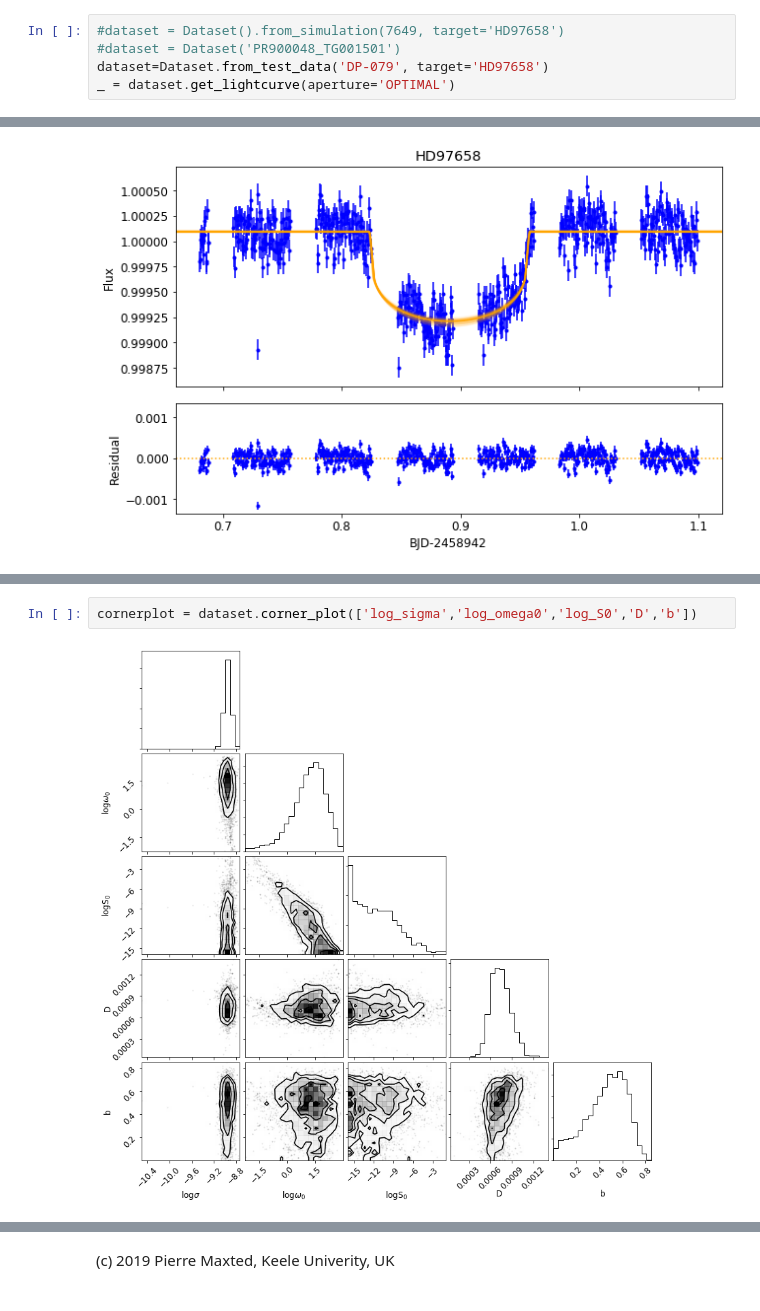
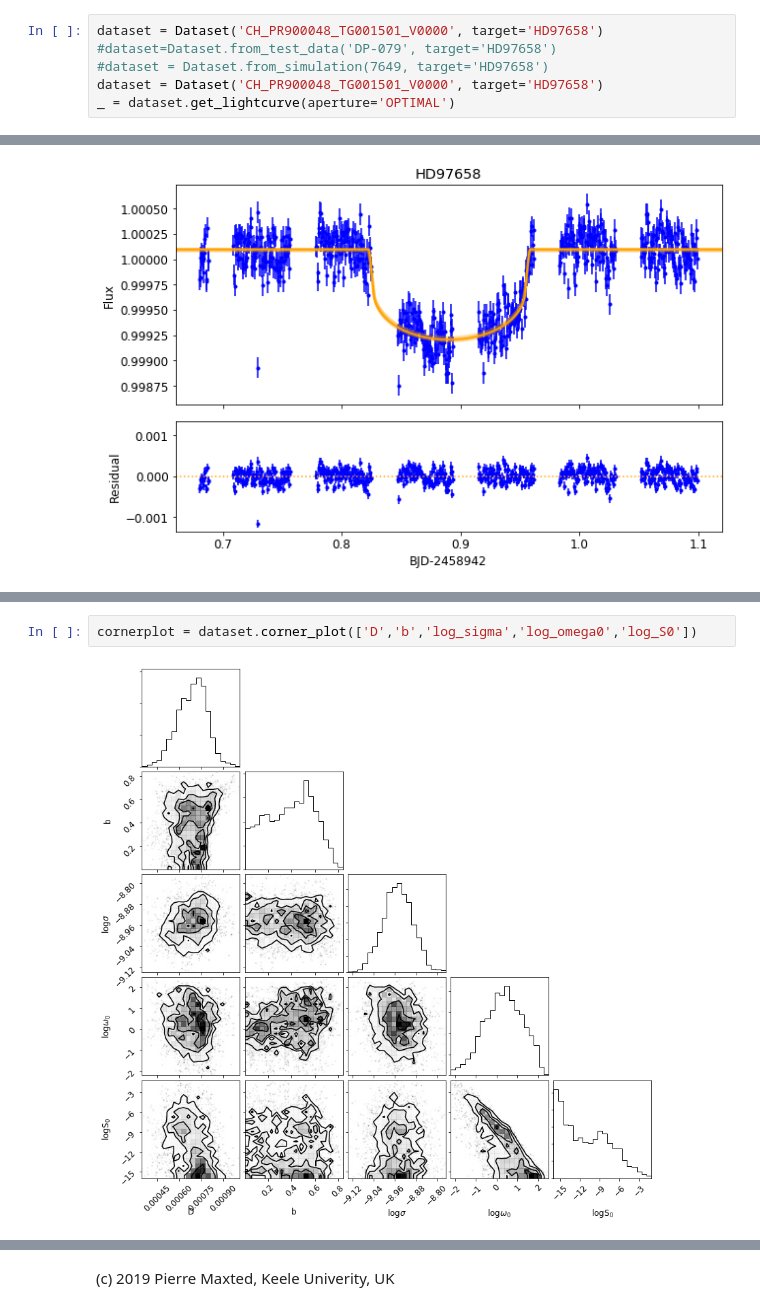
Before and after one commit to pmaxted/pycheops, a Jupyter notebook: pycheops/examples/Notebooks/dataset_fit_transit_from_simulation.ipynb, the cells around one changed output, grey strips where cells are left out. Cells and saved outputs as stored; diff of their text form.

Commit message:
Dataset eclipse fitting and updated notebooks

```diff
--- a/pycheops/examples/Notebooks/dataset_fit_transit_from_simulation.ipynb
+++ b/pycheops/examples/Notebooks/dataset_fit_transit_from_simulation.ipynb
@@ -33,6 +41,7 @@ The lightcurve for analysis is then selected using the get_lightcurve method.
 # %%
-#dataset = Dataset().from_simulation(7649, target='HD97658')
-#dataset = Dataset('PR900048_TG001501')
-dataset=Dataset.from_test_data('DP-079', target='HD97658')
+dataset = Dataset('CH_PR900048_TG001501_V0000', target='HD97658')
+#dataset=Dataset.from_test_data('DP-079', target='HD97658')
+#dataset = Dataset.from_simulation(7649, target='HD97658')
+dataset = Dataset('CH_PR900048_TG001501_V0000', target='HD97658')
 _ = dataset.get_lightcurve(aperture='OPTIMAL')
 # %% [output]
@@ -209,9 +218,9 @@ Running sampler ..
     h_1:        0.70800000 +/- 0.01000000
     logrho:     0.05926000 +/- 0.15557188
 # %%
-cornerplot = dataset.corner_plot(['log_sigma','log_omega0','log_S0','D','b'])
+cornerplot = dataset.corner_plot(['D','b','log_sigma','log_omega0','log_S0'])
 # %% [output]
-[figure, old version]
+[figure, new version]
 # %%
 fig = dataset.plot_emcee(title=dataset.target,figsize=(9,6),fontsize=12)
 # %% [output]
```
Also changed, not shown: parts of 10 cells of this notebook, 5 other files.
